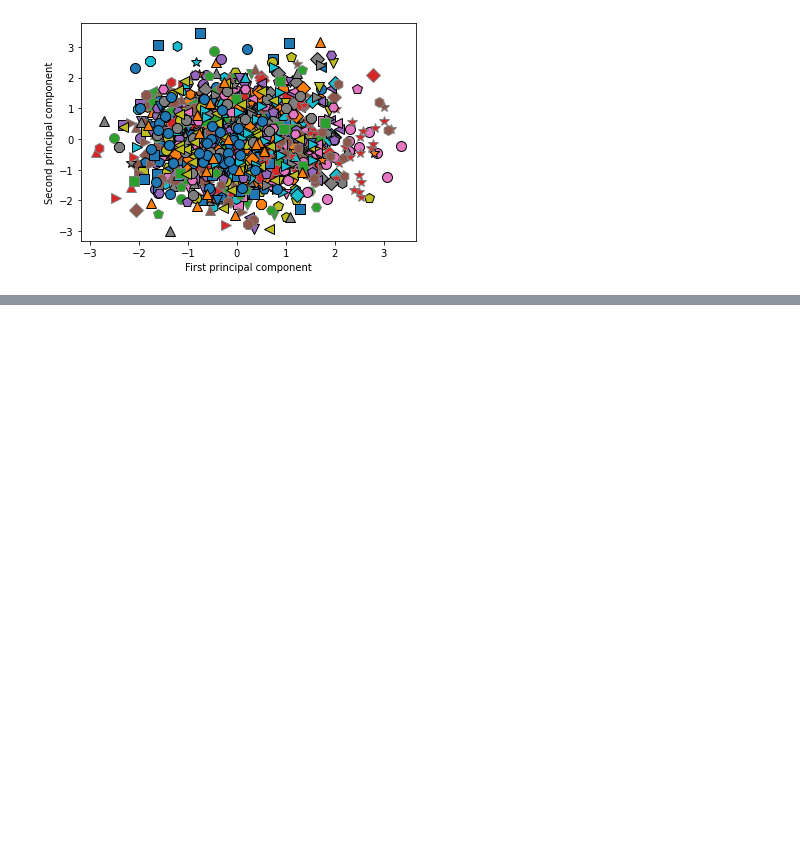
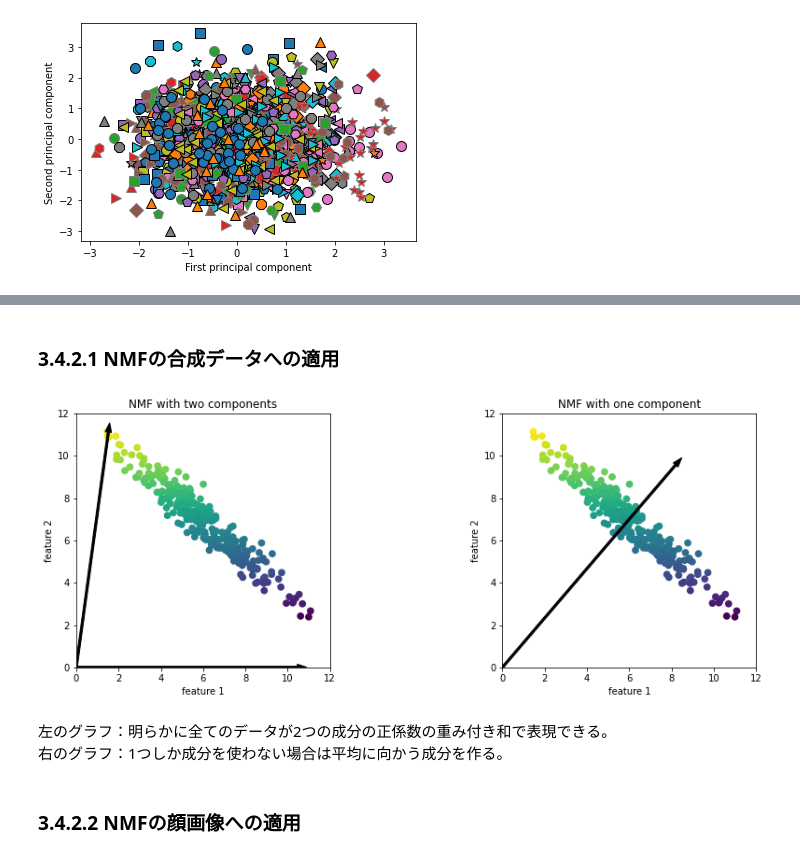
Before and after one commit to sota1111/ML_basic, a Jupyter notebook: ML_basic_3.ipynb, the cells around one changed output, grey strips where cells are left out. Saved outputs shown, nothing was run; the diff lists cells and outputs as text; code cells hidden in the pictures; blank space fills up the shorter version.

```diff
--- a/ML_basic_3.ipynb
+++ b/ML_basic_3.ipynb
@@ -433,0 +432,11 @@ Text(0, 0.5, 'Second principal component')
+# %% [markdown]
+### 3.4.2.1 NMFの合成データへの適用
+# %%
+mglearn.plots.plot_nmf_illustration()
+# %% [output]
+[figure, added]
+# %% [markdown]
+左のグラフ：明らかに全てのデータが2つの成分の正係数の重み付き和で表現できる。
+右のグラフ：1つしか成分を使わない場合は平均に向かう成分を作る。
+# %% [markdown]
+### 3.4.2.2 NMFの顔画像への適用
```
Also changed, not shown: parts of 13 cells of this notebook.
